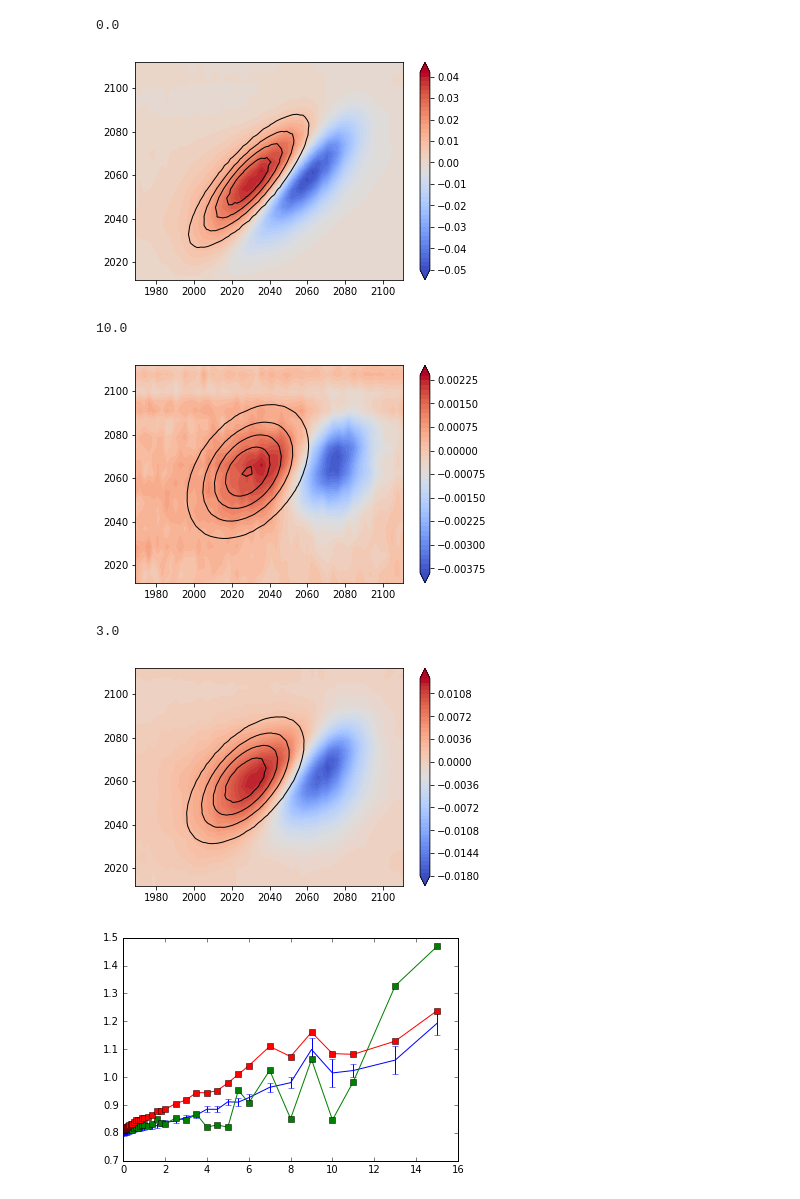
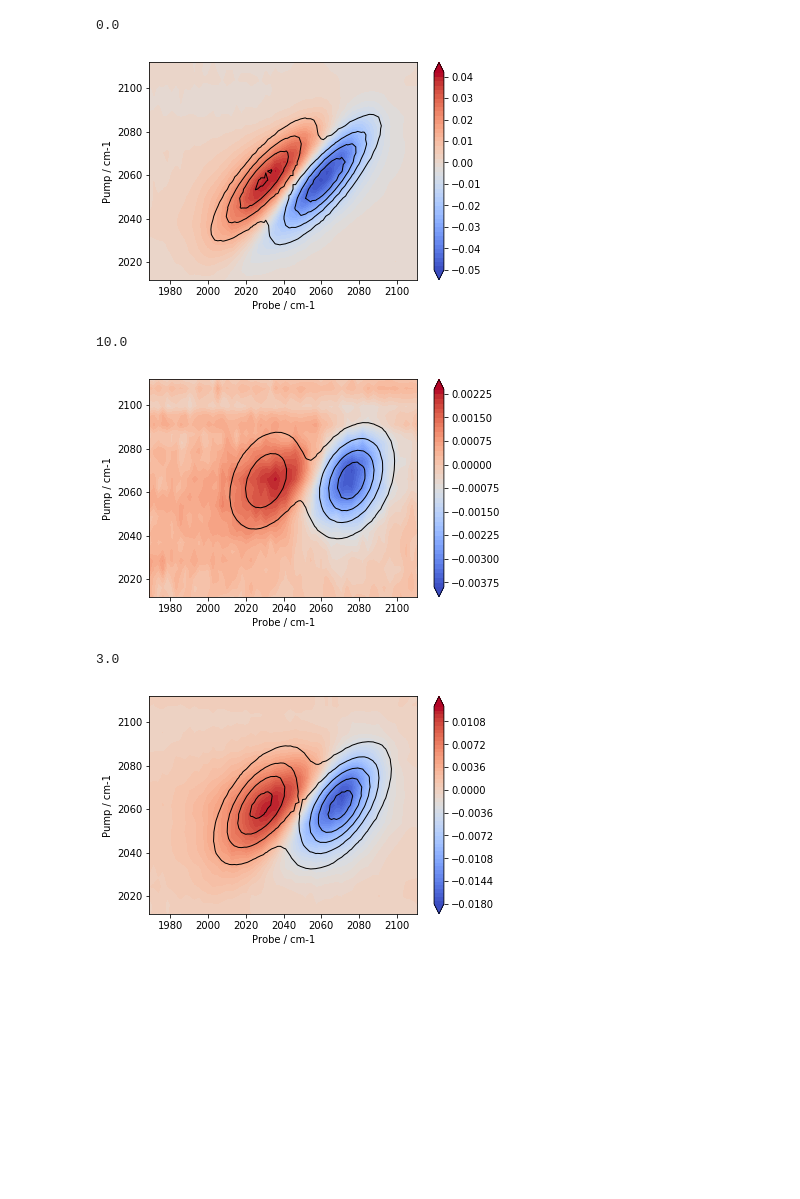
Before and after one commit to sebgorgon/2dIR-spectral-diffusion, a Jupyter notebook: specdiff.v.2.ipynb, the cells around one changed output. Cells and saved outputs as stored; diff of their text form; code cells hidden in the pictures; blank space fills up the shorter version.

```diff
--- a/specdiff.v.2.ipynb
+++ b/specdiff.v.2.ipynb
@@ -314,25 +341,0 @@ def datasetfit(direct, signopt, showtoggle=False):
-# %%
-#res16b = datasetfit('016',0)
-#res16p = datasetfit('016',1)
-#res16m = datasetfit('016',-1)
-res23b = datasetfit('C:/PYTHONALL/023s',1, True)
-#res23p = datasetfit('023',1)
-#res23m = datasetfit('023',-1)
-# %% [output]
-0.0
-[figure, removed]
-10.0
-[figure, removed]
-3.0
-[figure, removed]
-# %%
-fig = plt.figure()
-par = 'theta'
-plt.errorbar(x = res23b.index.tolist(), y = res23b[par], yerr=res23b['theta_err'])
-plt.plot(res23p[par], 's-')
-plt.plot(res23m[par], 's-')
-#plt.xlim(0,8)
-#plt.ylim(0.4,0.85)
-fig.patch.set_facecolor('w')
-# %% [output]
-[figure, removed]
@@ -340,0 +342,15 @@ combres.to_csv('testout.csv')
+# %%
+p0 = (0.20,0.15,2039,2060,2065,20,5,0,0)
+peakselect = +0
+xrange = (1960, 2120)
+yrange = (2000, 2110)
+showfig = True
+
+fit_dataset(target, peakselect, p0, xrange, yrange, showfig)
+# %% [output]
+0.0
+[figure, added]
+10.0
+[figure, added]
+3.0
+[figure, added]
```
Also changed, not shown: parts of 10 cells of this notebook.
